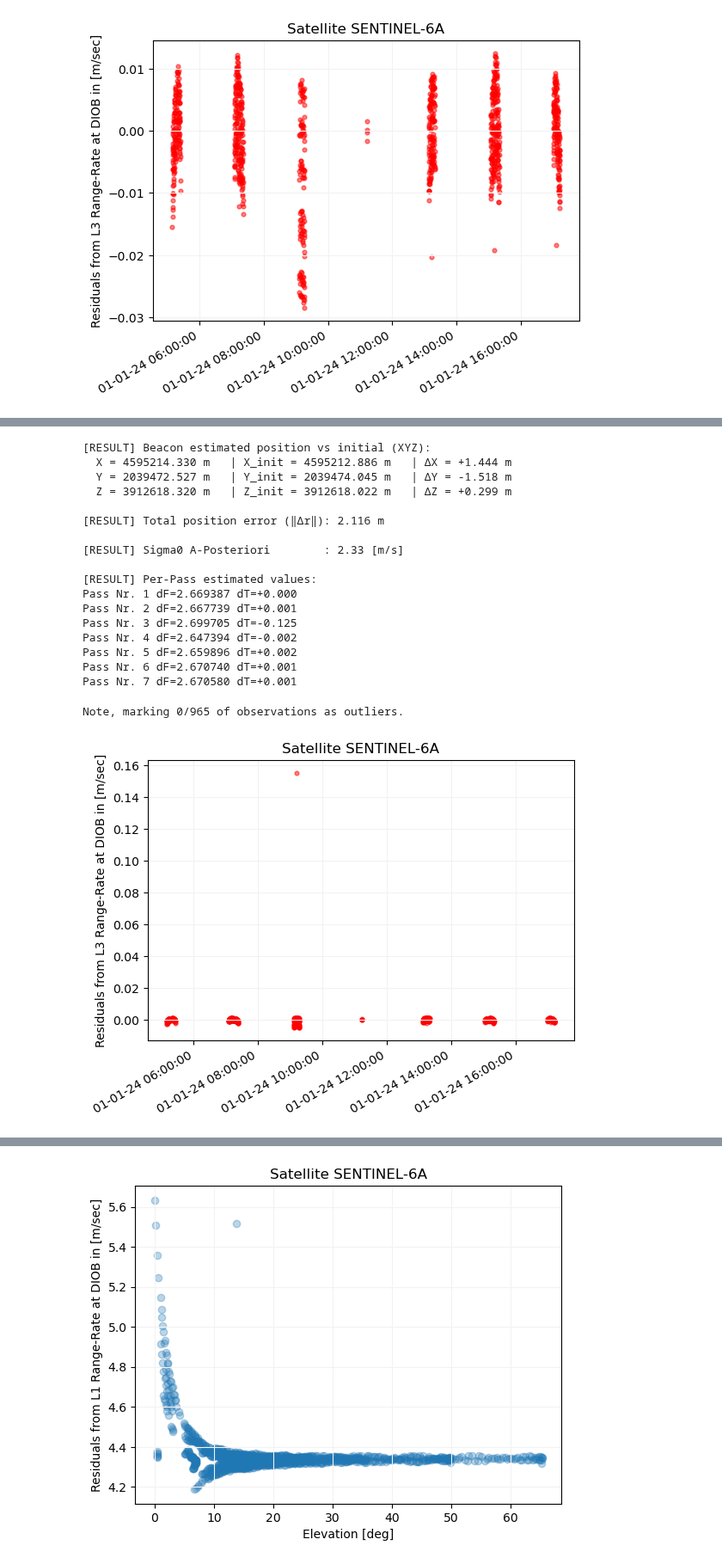
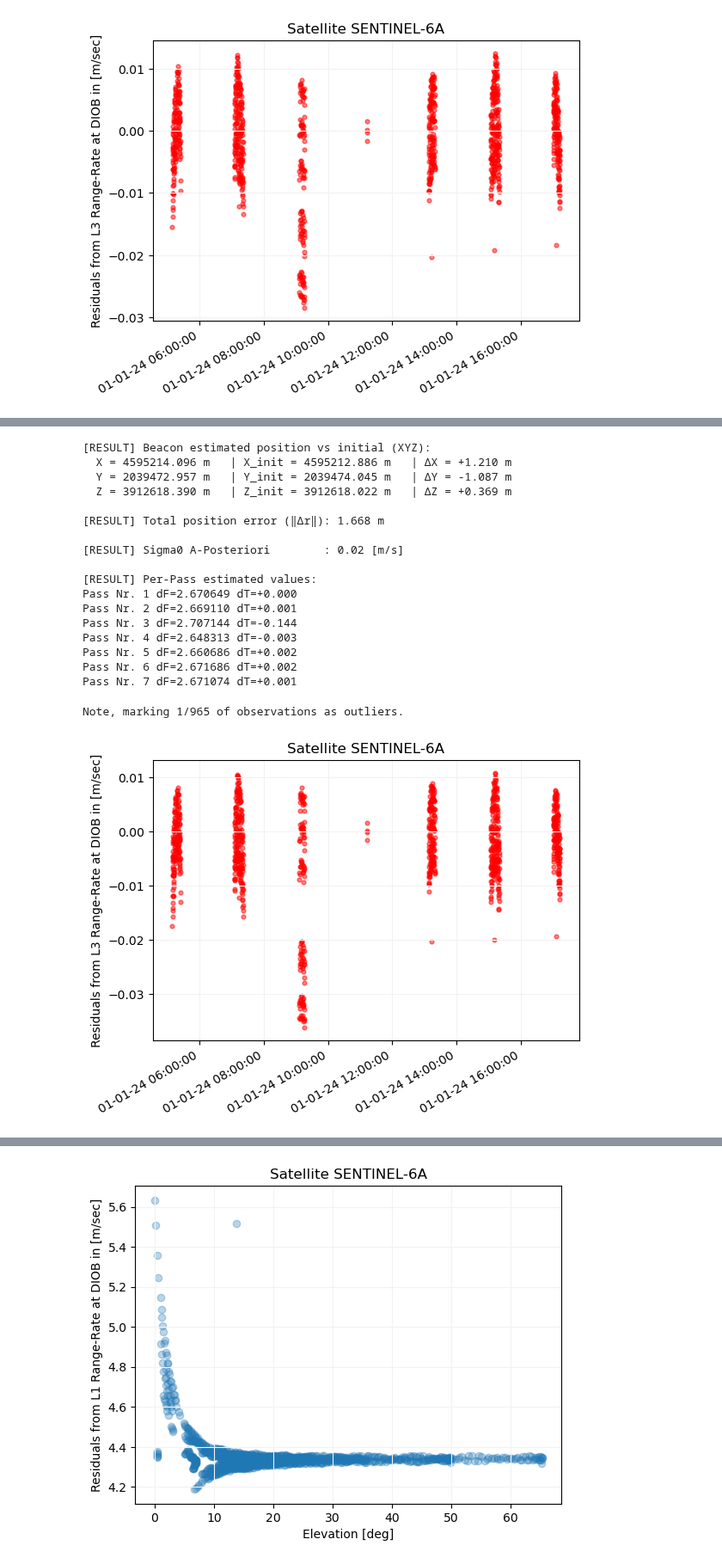
Before and after one commit to DSOlab/AcademicSoftware, a Jupyter notebook: JupiterLab/doris/doris_final_ftest1.ipynb, the cells around one changed output, grey strips where cells are left out. Shown at 86% size. Cells and saved outputs as stored; diff of their text form; code cells hidden in the pictures.

```diff
--- a/JupiterLab/doris/doris_final_ftest1.ipynb
+++ b/JupiterLab/doris/doris_final_ftest1.ipynb
@@ -395,18 +409,23 @@ Note, marking 1/965 of observations as outliers.
 # Initial guess: [x, y, z, Δf, ΔT_pass1, ΔT_pass2, ..., ΔT_passN]
 x0 = np.zeros(3 + Np + Np)    # parameter vector
 x0[0:3] = diob_xyz            # start with nominal beacon position
+x = x0.copy()
 
 m = len(raw_obs)              # number of valid Doppler observations
-J = np.zeros((m, len(x0)))     # Jacobian matrix (design matrix)
+J = np.zeros((m, len(x0)))    # Jacobian matrix (design matrix)
 dl = np.zeros(m)              # residual vector (observed - modeled)
-W  = np.zeros(m)
 
 sigma0 = .5                   # sigma 0 in [m/sec]
+elvs = np.array([obs['el'] for obs in raw_obs])      #
+sigma_i = sigma0 / np.sin(elvs)                        # per-observation stdev
+sqrt_w = 1.0 / sigma_i                               # = sqrt(w_i)
+W = sqrt_w**2                                        # = 1/sigma_i^2
 
 LS_ITERATIONS = 3             # number of least squares iterations
 
 for ls_iteration in range(LS_ITERATIONS):
-    J = np.zeros((m, len(x0)))
+    J = np.zeros((m, len(x)))
+    dl = np.zeros(m)
     for i, obs in enumerate(raw_obs):
         rsat1 = obs['rsat1']
         rsat2 = obs['rsat2']
@@ -415,27 +434,22 @@ for ls_iteration in range(LS_ITERATIONS):
         dT = obs['dT']
 
         # Current parameter estimates
-        r_beacon = x0[0:3]               # beacon position estimate
+        r_beacon = x[0:3]               # beacon position estimate
         pass_id = pass_indices[i]
-        delta_f = x0[3 + pass_id]        # frequency bias
-        delta_T = x0[3 + Np + pass_id]   # time bias for current pass
+        delta_f = x[3 + pass_id]        # frequency bias
+        delta_T = x[3 + Np + pass_id]   # time bias for current pass
 
         # Computed range-rate
         r1 = np.linalg.norm(rsat1 - r_beacon)
         r2 = np.linalg.norm(rsat2 - r_beacon)
         v_comp = (r2 - r1) / dt
 
-        # Weight
-        W[i] = 1. / (sigma0 / np.sin(obs['el']))
-        w = np.sqrt(W[i])
-
-        # Observation Equation (residuals)
+        # residual (observed - modeled), UNWEIGHTED
         dl[i] = v_obs + obs['dT']/dt - v_comp - delta_f - delta_T/dt
 
         if abs(dl[i]) > 10.0:
             print(f"Skipping obs {i} due to large residual: {dl[i]:+.3f} m/s")
-            dl[i] = 0.0
-            J[i, :] = 0.0
+            sqrt_w[i] = 0.0
             continue
 
         # Jacobian Matrix
@@ -443,24 +457,24 @@ for ls_iteration in range(LS_ITERATIONS):
         J[i, 3 + pass_id] = +1.0
         J[i, 3 + Np + pass_id] = 1.0 / dt
 
-        J[i, :] = w * J[i, :]
-        dl[i] = w * dl[i]
+    Jw  = J * sqrt_w[:, None]      # each row scaled by sqrt(w_i)
+    dlw = dl * sqrt_w              # same scaling for rhs
 
     # least squares solution
-    dx, *_ = np.linalg.lstsq(J, dl, rcond=None)
-    x0 += dx
+    dx, *_ = np.linalg.lstsq(Jw, dlw, rcond=None)
+    x += dx
 
-    # a-posteriori σφάλμα μονάδας βάρους
-    sigma = np.sqrt(np.sum(W * dl**2) / (m - (len(x0))))
-    sigma0 = sigma
+    # Posterior sigma of unit weight (scalar)
+    dof = m - len(x)
+    sigma_hat0 = np.sqrt(np.sum(dlw**2) / dof)   # == sqrt(sum(w*dl**2)/dof)
 
 # de-weight residuals
-dl = [ r[0] / r[1] for r in zip(dl, W) ]
+dl_unweighted = np.divide(dlw, sqrt_w, out=np.zeros_like(dlw), where=sqrt_w!=0)
 # %%
 # Section 6.3 – Final parameter estimates and comparison to initial guess
 
-final_xyz = x0[0:3]
-initial_xyz = diob_xyz
+final_xyz = x[0:3]
+initial_xyz = x0[0:3]
 delta_xyz = final_xyz - initial_xyz
 delta_norm = np.linalg.norm(delta_xyz)
 
@@ -470,48 +484,48 @@ print(f"  Y = {final_xyz[1]:.3f} m   | Y_init = {initial_xyz[1]:.3f} m   | ΔY =
 print(f"  Z = {final_xyz[2]:.3f} m   | Z_init = {initial_xyz[2]:.3f} m   | ΔZ = {delta_xyz[2]:+.3f} m")
 
 print(f"\n[RESULT] Total position error (‖Δr‖): {delta_norm:.3f} m")
-print(f"\n[RESULT] Sigma0 A-Posteriori        : {sigma:.2f} [m/s]")
+print(f"\n[RESULT] Sigma0 A-Posteriori        : {sigma_hat0:.2f} [m/s]")
 
 print("\n[RESULT] Per-Pass estimated values:")
 for ps in range(Np):
-    print(f"Pass Nr. {ps+1} dF={x0[3+ps]:.6f} dT={x0[3+Np+ps]:+.3f}")
+    print(f"Pass Nr. {ps+1} dF={x[3+ps]:.6f} dT={x[3+Np+ps]:+.3f}")
 # %% [output]
 [RESULT] Beacon estimated position vs initial (XYZ):
-  X = 4595214.330 m   | X_init = 4595212.886 m   | ΔX = +1.444 m
-  Y = 2039472.527 m   | Y_init = 2039474.045 m   | ΔY = -1.518 m
-  Z = 3912618.320 m   | Z_init = 3912618.022 m   | ΔZ = +0.299 m
+  X = 4595214.096 m   | X_init = 4595212.886 m   | ΔX = +1.210 m
+  Y = 2039472.957 m   | Y_init = 2039474.045 m   | ΔY = -1.087 m
+  Z = 3912618.390 m   | Z_init = 3912618.022 m   | ΔZ = +0.369 m
 
-[RESULT] Total position error (‖Δr‖): 2.116 m
+[RESULT] Total position error (‖Δr‖): 1.668 m
 
-[RESULT] Sigma0 A-Posteriori        : 2.33 [m/s]
+[RESULT] Sigma0 A-Posteriori        : 0.02 [m/s]
 
 [RESULT] Per-Pass estimated values:
-Pass Nr. 1 dF=2.669387 dT=+0.000
-Pass Nr. 2 dF=2.667739 dT=+0.001
-Pass Nr. 3 dF=2.699705 dT=-0.125
-Pass Nr. 4 dF=2.647394 dT=-0.002
-Pass Nr. 5 dF=2.659896 dT=+0.002
-Pass Nr. 6 dF=2.670740 dT=+0.001
-Pass Nr. 7 dF=2.670580 dT=+0.001
+Pass Nr. 1 dF=2.670649 dT=+0.000
+Pass Nr. 2 dF=2.669110 dT=+0.001
+Pass Nr. 3 dF=2.707144 dT=-0.144
+Pass Nr. 4 dF=2.648313 dT=-0.003
+Pass Nr. 5 dF=2.660686 dT=+0.002
+Pass Nr. 6 dF=2.671686 dT=+0.002
+Pass Nr. 7 dF=2.671074 dT=+0.001
 # %%
 # Section 7.1 - Residual plot
 
-plt.scatter(*filter_residuals([at2pt(ti) for ti in t], dl, sigma), alpha=0.5, s=12, c='red')
+plt.scatter(*filter_residuals([at2pt(ti) for ti in t], dl_unweighted, sigma_hat0), alpha=0.5, s=12, c='red')
 
 plt.grid(color='0.95')
 plt.ylabel(f"Residuals from L3 Range-Rate at {site_id} in [m/sec]")
 plt.title(f"Satellite {rnx.sat_name}")
 
 # Format the datetime x-axis
 ax = plt.gca()
 ax.xaxis.set_major_formatter(mdates.DateFormatter("%d-%m-%y %H:%M:%S"))
 # auto-rotate date labels for readability
 plt.gcf().autofmt_xdate()
 
 plt.show()
 # %% [output]
-Note, marking 0/965 of observations as outliers.
+Note, marking 1/965 of observations as outliers.
-[figure, old version]
+[figure, new version]
 # %%
 #Section 7.1 - Tropospheric Delay vs Elevation vs Time
 
```
Also changed, not shown: parts of 2 cells of this notebook.
